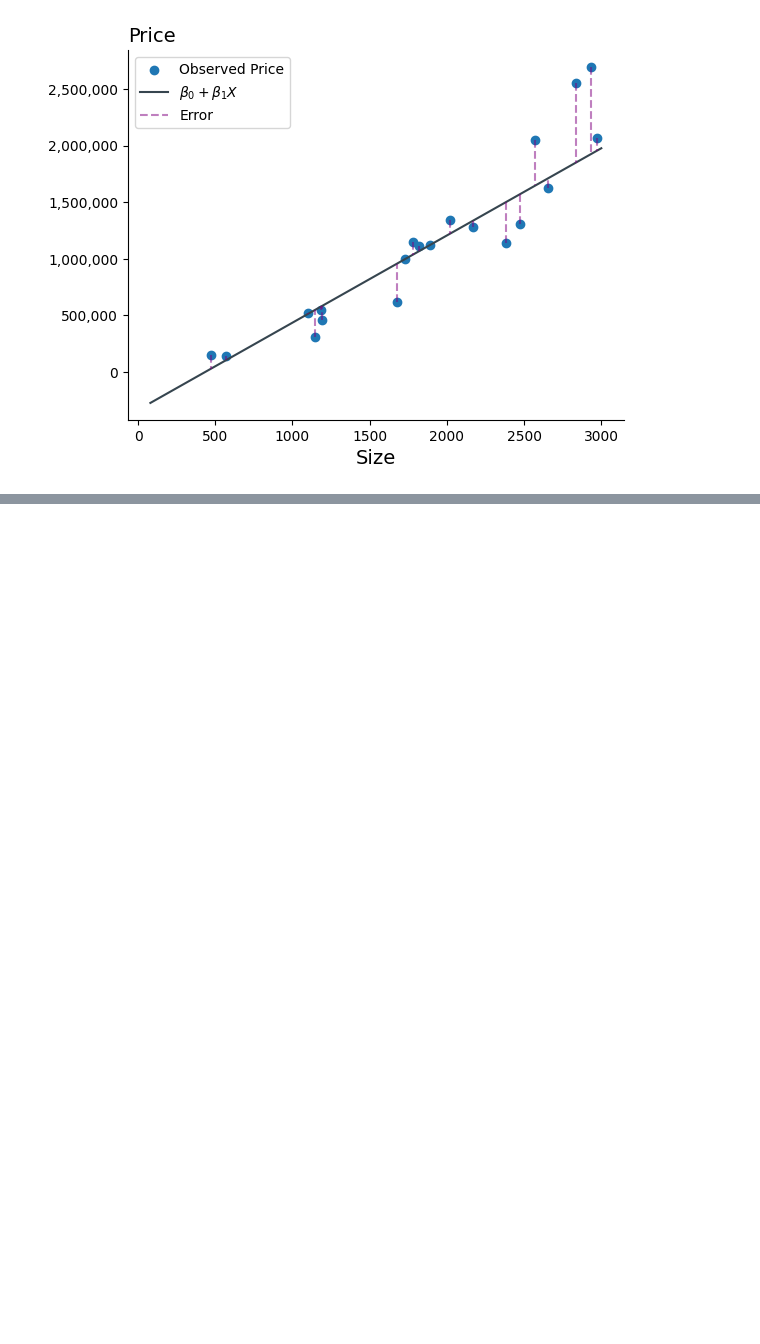
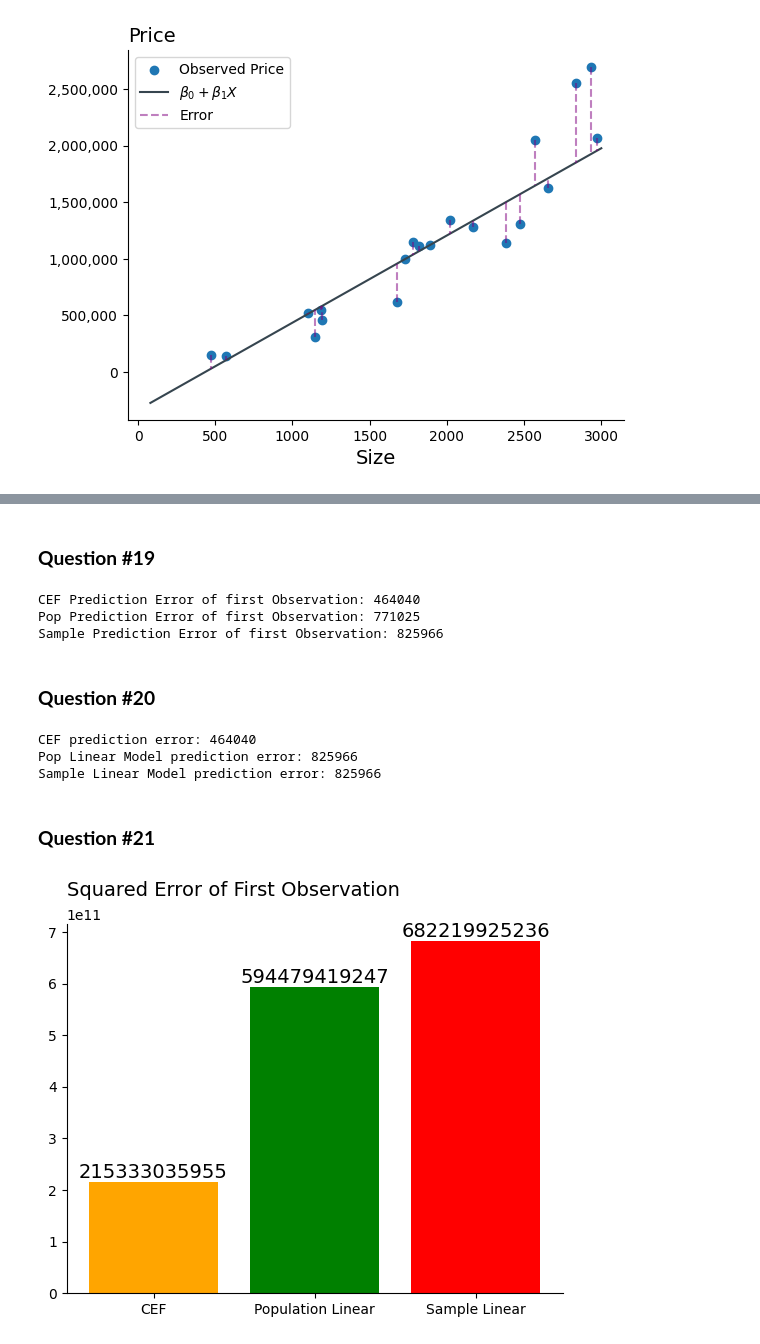
Before and after one commit to pharringtonp19/business-analytics, a Jupyter notebook: notebooks/regression/svrt.ipynb, the cells around one changed output, grey strips where cells are left out. Drawn from its saved outputs; the diff is of its cells as text; code cells hidden in the pictures; blank space fills up the shorter version.

```diff
--- a/notebooks/regression/svrt.ipynb
+++ b/notebooks/regression/svrt.ipynb
@@ -155,0 +208,54 @@ plt.show()
+# %% [markdown]
+### **Question #19**
+# %%
+y_first, x_first = df.loc[0].values
+
+y_cef = cef(x_first)
+cef_error_first = y_first - y_cef
+
+y_hat_pop = model(x_first)
+pop_error_first = y_first - y_hat_pop
+
+y_hat_sample = sample_model(x_first)
+sample_error_first =  y_first - y_hat_sample
+
+print(f'CEF Prediction Error of first Observation: {cef_error_first:.0f}')
+print(f'Pop Prediction Error of first Observation: {pop_error_first:.0f}')
+print(f'Sample Prediction Error of first Observation: {sample_error_first:.0f}')
+# %% [output]
+CEF Prediction Error of first Observation: 464040
+Pop Prediction Error of first Observation: 771025
+Sample Prediction Error of first Observation: 825966
+# %% [markdown]
+### **Question #20**
+# %%
+models = [cef, model, sample_model]
+model_names = ['CEF', 'Pop Linear Model', 'Sample Linear Model']
+
+for model, model_name in zip(models, model_names):
+  y_hat = model(x_first)
+  prediction_error = y_first - y_hat
+  print(f"{model_name} prediction error: {prediction_error:.0f}")
+# %% [output]
+CEF prediction error: 464040
+Pop Linear Model prediction error: 825966
+Sample Linear Model prediction error: 825966
+# %% [markdown]
+### **Question #21**
+# %%
+sqr_prection_error = [cef_error_first**2, pop_error_first**2, sample_error_first**2]
+model_names = ['CEF', 'Population Linear', 'Sample Linear']
+
+# Create the bar plot
+plt.bar(model_names, sqr_prection_error, color=['orange', 'green', 'red'])
+
+# Displaying exact MSE values on top of each bar
+for i, v in enumerate(sqr_prection_error):
+    plt.text(i, v + 10, f"{v:.0f}", ha='center', va='bottom', fontsize=14)
+ax = plt.gca()
+ax.spines['right'].set_visible(False)
+ax.spines['top'].set_visible(False)
+plt.title('Squared Error of First Observation', loc='left', size=14, pad=20)
+plt.show()
+# %% [output]
+[figure, added]
```
Also changed, not shown: parts of 20 cells of this notebook.
